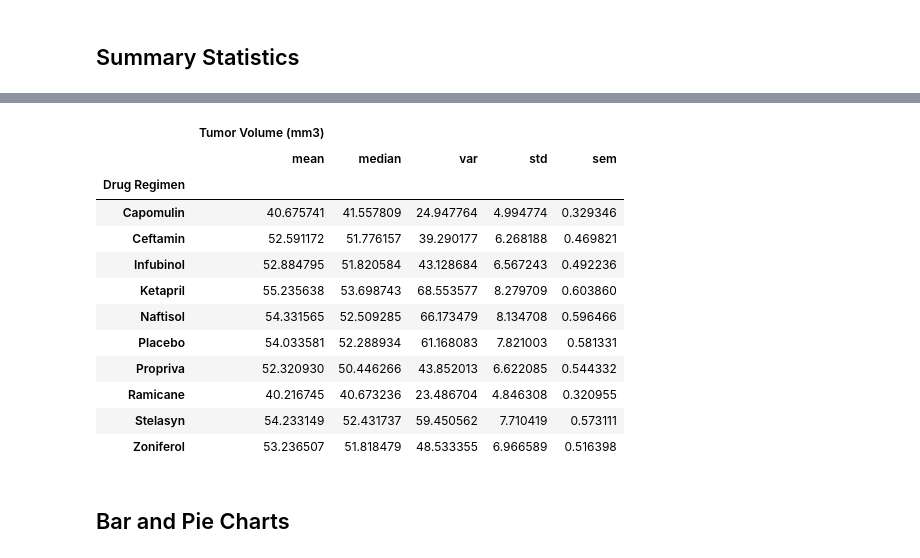
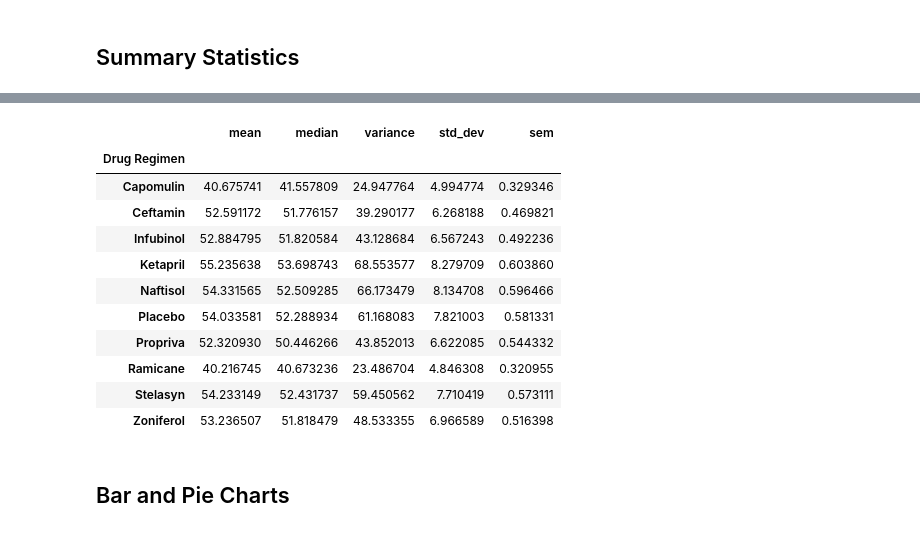
Before and after one commit to SabaAlaeddini/Module-5-Challenge-Matplotlib, a Jupyter notebook: Pymaceuticals/main_analysis-pymaceuticals_starter.ipynb, the cells around one changed output, grey strips where cells are left out. Cells and saved outputs as stored; diff of their text form; code cells hidden in the pictures.

```diff
--- a/Pymaceuticals/main_analysis-pymaceuticals_starter.ipynb
+++ b/Pymaceuticals/main_analysis-pymaceuticals_starter.ipynb
@@ -43,5 +71,7 @@ array(['g989'], dtype=object)
 # %%
 # Optional: Get all the data for the duplicate mouse ID.
+duplicate_data = study_data_complete.loc[study_data_complete['Mouse ID'] == 'g989']
+duplicate_data
 # %% [output]
 |  | Mouse ID | Timepoint | Tumor Volume (mm3) | Metastatic Sites | Drug Regimen | Sex | Age_months | ... |
 | 107 | g989 | 0 | 45.000000 | 0 | Propriva | Female | 21 | ... |
@@ -59,6 +89,8 @@ array(['g989'], dtype=object)
 | 1592 | g989 | 35 | 62.570880 | 2 | Propriva | Female | 21 | ... |
 # %%
 # Create a clean DataFrame by dropping the duplicate mouse by its ID.
+clean_df = study_data_complete.drop(duplicate_data.index)
+clean_df.head()
 # %% [output]
 |  | Mouse ID | Timepoint | Tumor Volume (mm3) | Metastatic Sites | Drug Regimen | Sex | Age_months | ... |
 | 0 | b128 | 0 | 45.0 | 0 | Capomulin | Female | 9 | ... |
@@ -94,11 +141,18 @@ array(['g989'], dtype=object)
 # %%
 # A more advanced method to generate a summary statistics table of mean, median, variance, standard deviation,
 # and SEM of the tumor volume for each regimen (only one method is required in the solution)
 
 # Using the aggregation method, produce the same summary statistics in a single line
+tumor_volume_agg = clean_df.groupby('Drug Regimen')['Tumor Volume (mm3)'].agg(
+    mean='mean',
+    median='median',
+    variance='var',
+    std_dev='std',
+    sem='sem'
+).rename_axis()
+tumor_volume_agg
 # %% [output]
-|  | Tumor Volume (mm3) |  |  |  |  |
-|  | mean | median | var | std | sem |
+|  | mean | median | variance | std_dev | sem |
 | Drug Regimen |  |  |  |  |  |
 | Capomulin | 40.675741 | 41.557809 | 24.947764 | 4.994774 | 0.329346 |
 | Ceftamin | 52.591172 | 51.776157 | 39.290177 | 6.268188 | 0.469821 |
```
Also changed, not shown: parts of 31 cells of this notebook.
